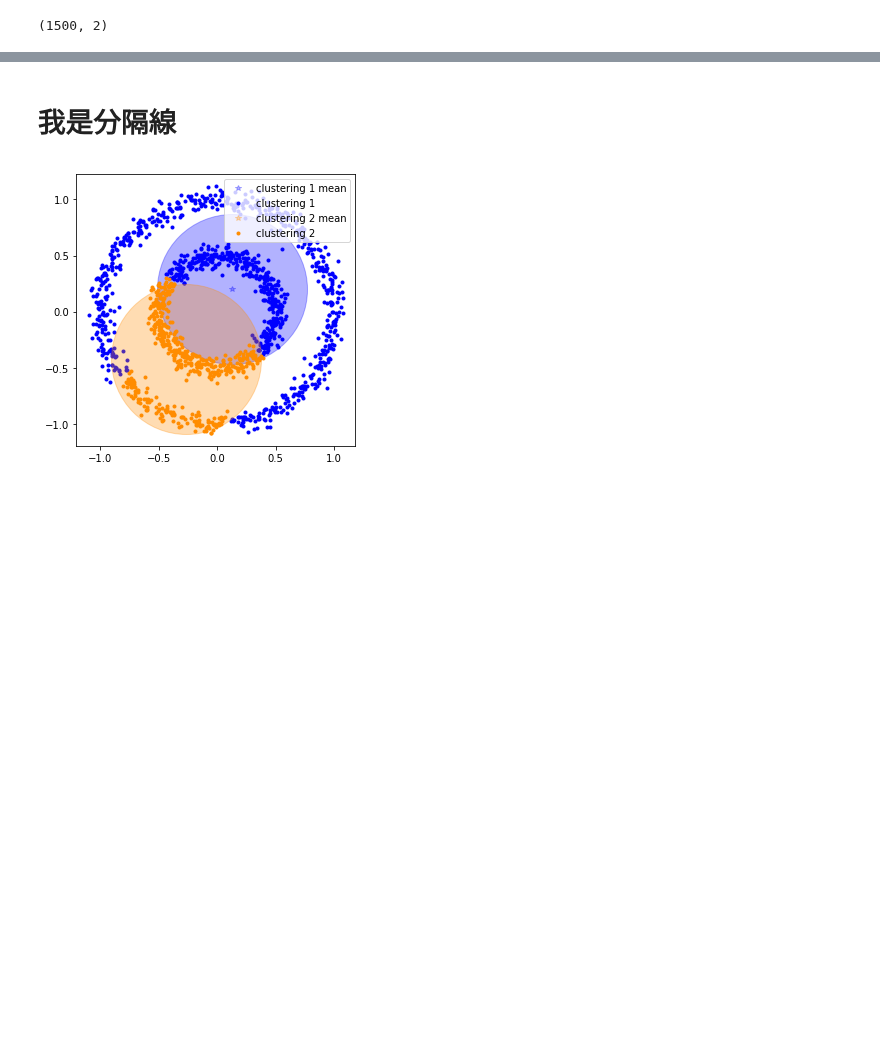
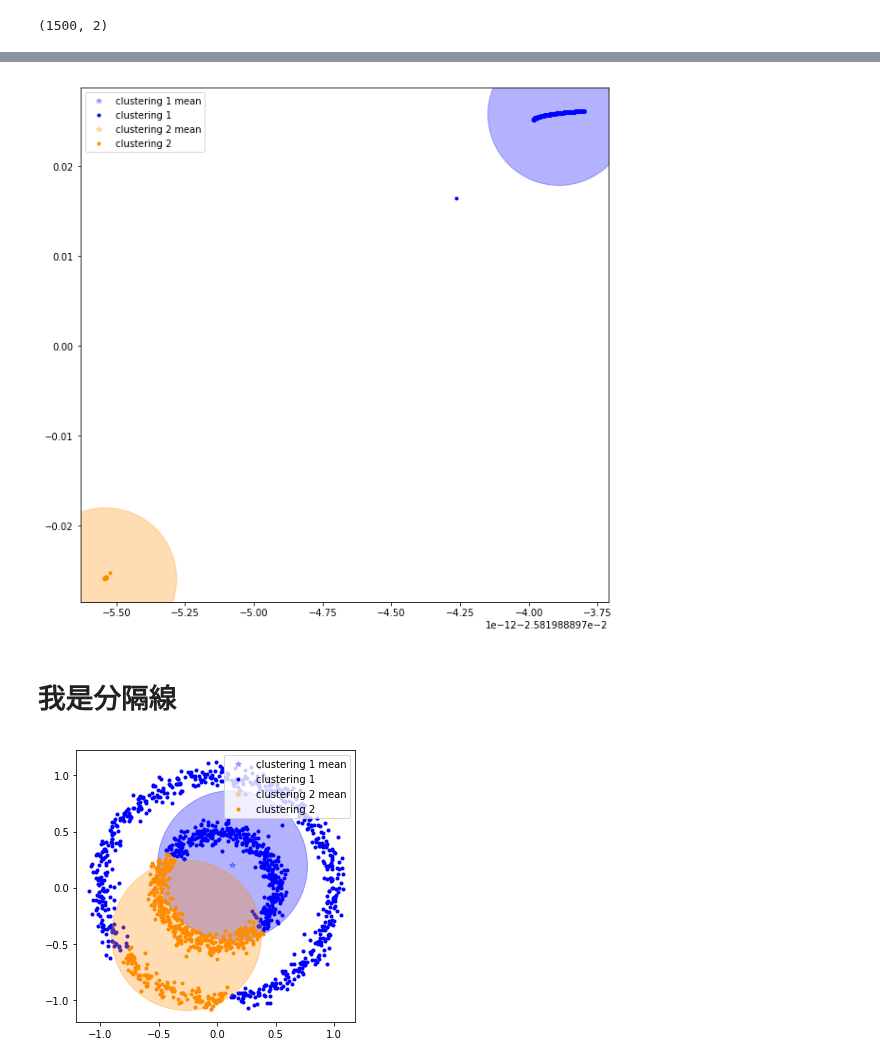
Before and after one commit to csielee/2018ML, a Jupyter notebook: HW6/HW6.ipynb, the cells around one changed output, grey strips where cells are left out. Drawn from its saved outputs; the diff is of its cells as text; code cells hidden in the pictures; blank space fills up the shorter version.

```diff
--- a/HW6/HW6.ipynb
+++ b/HW6/HW6.ipynb
@@ -322,3 +357,7 @@ use 28 counts to converge
+# %%
+showClustering(U, all_c[-1], all_u[-1])
+# %% [output]
+[figure, added]
 # %% [markdown]
 # 我是分隔線
 # %%
```
Also changed, not shown: parts of 11 cells of this notebook.
